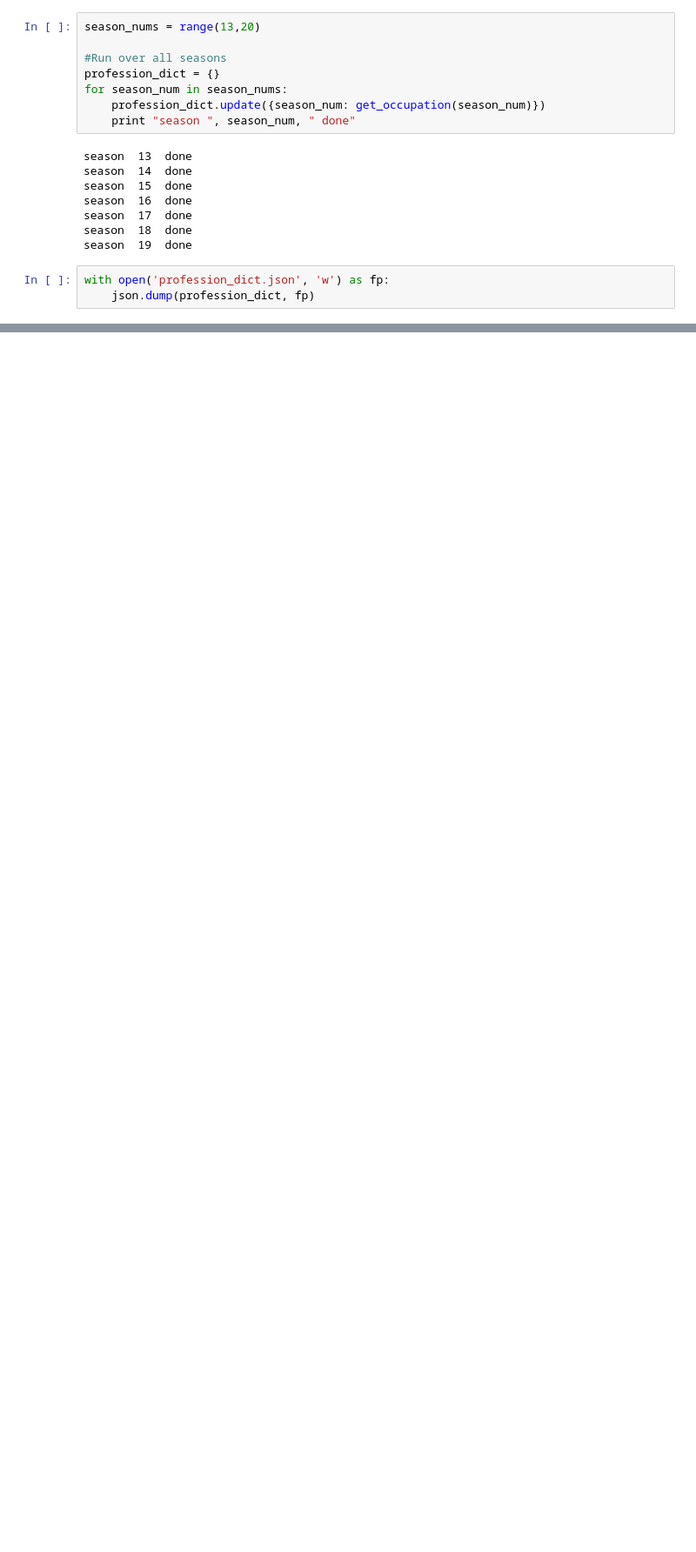
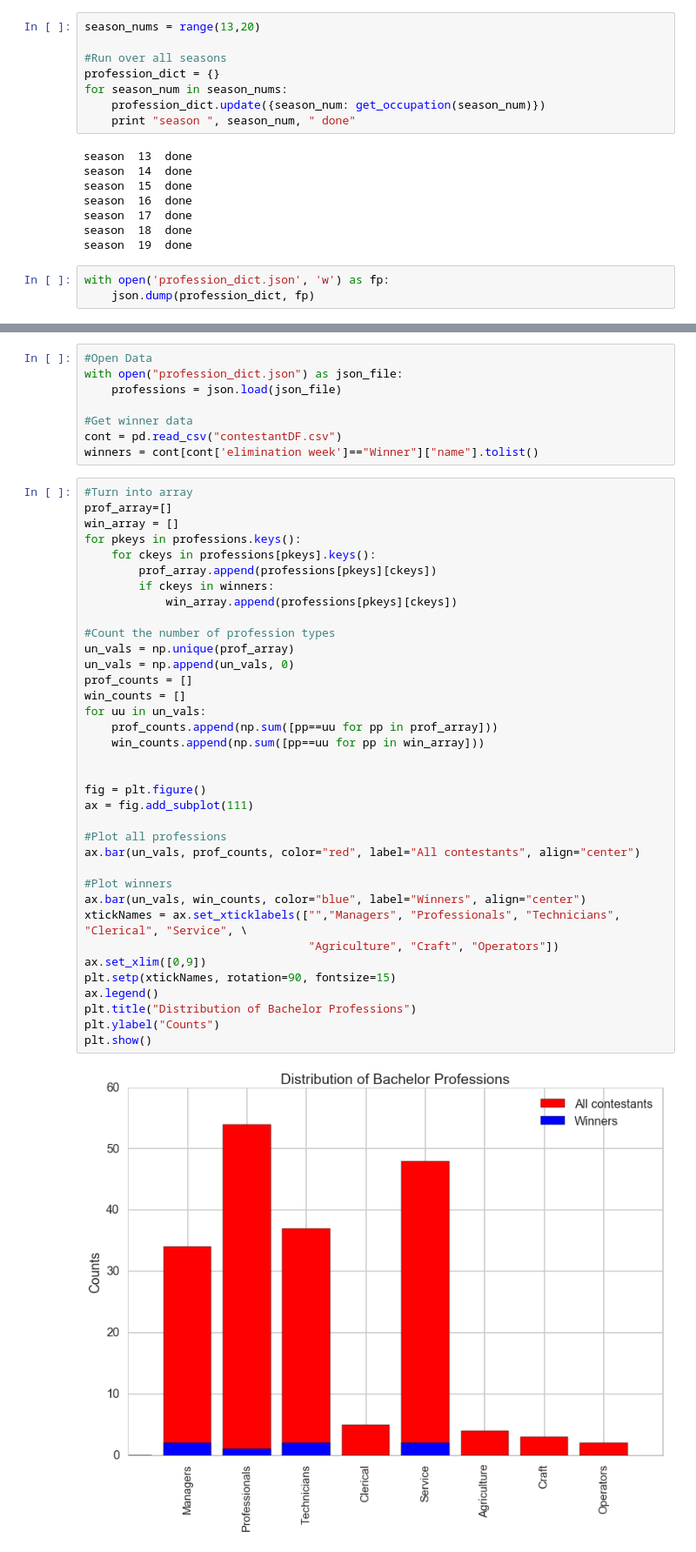
Before and after one commit to dcusworth/WAR_of_the_Roses, a Jupyter notebook: Profession_Cluster.ipynb, the cells around one changed output, grey strips where cells are left out. Shown at 87% size. Cells and saved outputs as stored; diff of their text form; blank space fills up the shorter version.

Commit message:
made html + visualization of profession - DC

```diff
--- a/Profession_Cluster.ipynb
+++ b/Profession_Cluster.ipynb
@@ -172,0 +177,46 @@ with open('profession_dict.json', 'w') as fp:
+# %%
+#Open Data
+with open("profession_dict.json") as json_file:
+    professions = json.load(json_file)
+
+#Get winner data
+cont = pd.read_csv("contestantDF.csv")
+winners = cont[cont['elimination week']=="Winner"]["name"].tolist()
+# %%
+#Turn into array
+prof_array=[]
+win_array = []
+for pkeys in professions.keys():
+    for ckeys in professions[pkeys].keys():
+        prof_array.append(professions[pkeys][ckeys])
+        if ckeys in winners:
+            win_array.append(professions[pkeys][ckeys])
+
+#Count the number of profession types
+un_vals = np.unique(prof_array)
+un_vals = np.append(un_vals, 0)
+prof_counts = []
+win_counts = []
+for uu in un_vals:
+    prof_counts.append(np.sum([pp==uu for pp in prof_array]))
+    win_counts.append(np.sum([pp==uu for pp in win_array]))
+
+
+fig = plt.figure()
+ax = fig.add_subplot(111)
+
+#Plot all professions
+ax.bar(un_vals, prof_counts, color="red", label="All contestants", align="center")
+
+#Plot winners
+ax.bar(un_vals, win_counts, color="blue", label="Winners", align="center")
+xtickNames = ax.set_xticklabels(["","Managers", "Professionals", "Technicians", "Clerical", "Service", \
+                                 "Agriculture", "Craft", "Operators"])
+ax.set_xlim([0,9])
+plt.setp(xtickNames, rotation=90, fontsize=15)
+ax.legend()
+plt.title("Distribution of Bachelor Professions")
+plt.ylabel("Counts")
+plt.show()
+# %% [output]
+[figure, added]
```
Also changed, not shown: parts of 2 cells of this notebook, 3 other files.
